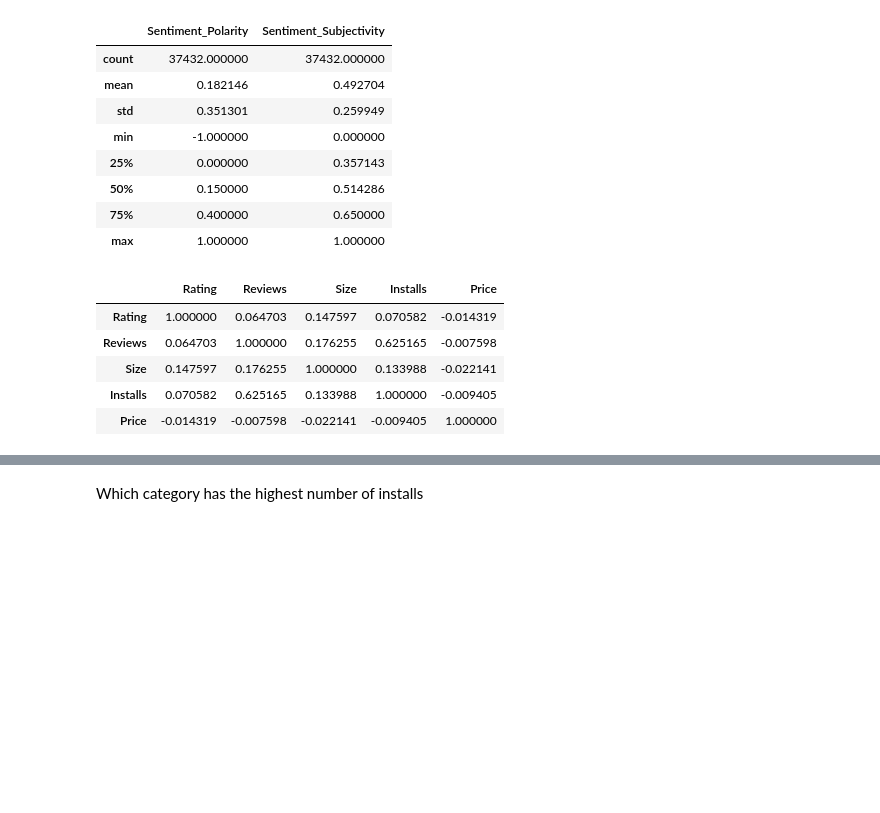
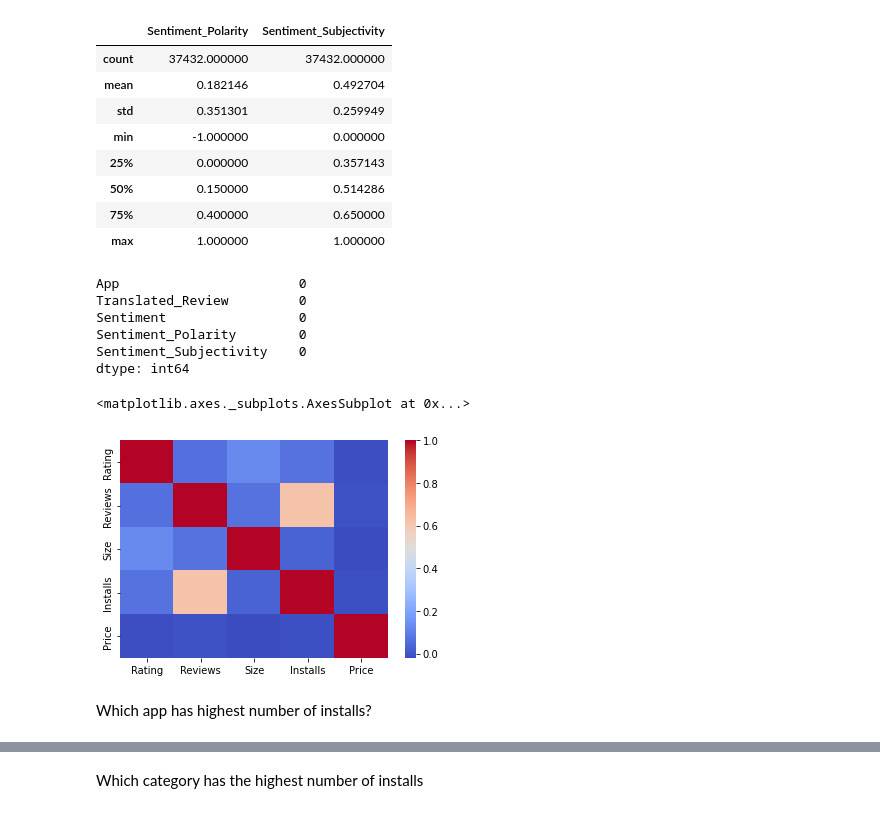
Before and after one commit to sonika-07/Play_Store_App_Review_Analysis, a Jupyter notebook: Playstore_App_Review_Analysis_Capston_Project.ipynb, the cells around one changed output, grey strips where cells are left out. Saved outputs shown, nothing was run; the diff lists cells and outputs as text; code cells hidden in the pictures; blank space fills up the shorter version.

```diff
--- a/Playstore_App_Review_Analysis_Capston_Project.ipynb
+++ b/Playstore_App_Review_Analysis_Capston_Project.ipynb
@@ -515,12 +606,3 @@ df2.describe()
 | 50% | 0.150000 | 0.514286 |
 | 75% | 0.400000 | 0.650000 |
 | max | 1.000000 | 1.000000 |
-# %%
-df.corr()
-# %% [output]
-|  | Rating | Reviews | Size | Installs | Price |
-| Rating | 1.000000 | 0.064703 | 0.147597 | 0.070582 | -0.014319 |
-| Reviews | 0.064703 | 1.000000 | 0.176255 | 0.625165 | -0.007598 |
-| Size | 0.147597 | 0.176255 | 1.000000 | 0.133988 | -0.022141 |
-| Installs | 0.070582 | 0.625165 | 0.133988 | 1.000000 | -0.009405 |
-| Price | -0.014319 | -0.007598 | -0.022141 | -0.009405 | 1.000000 |
@@ -526,0 +611,18 @@ df.corr()
+# %%
+df2.isnull().sum()
+# %% [output]
+App                       0
+Translated_Review         0
+Sentiment                 0
+Sentiment_Polarity        0
+Sentiment_Subjectivity    0
+dtype: int64
+# %%
+corr=df.corr()
+# %%
+sns.heatmap(corr,cmap ='coolwarm')
+# %% [output]
+<matplotlib.axes._subplots.AxesSubplot at 0x...>
+[figure, added]
+# %% [markdown]
+Which app has highest number of installs?
```
Also changed, not shown: parts of 69 cells of this notebook.
